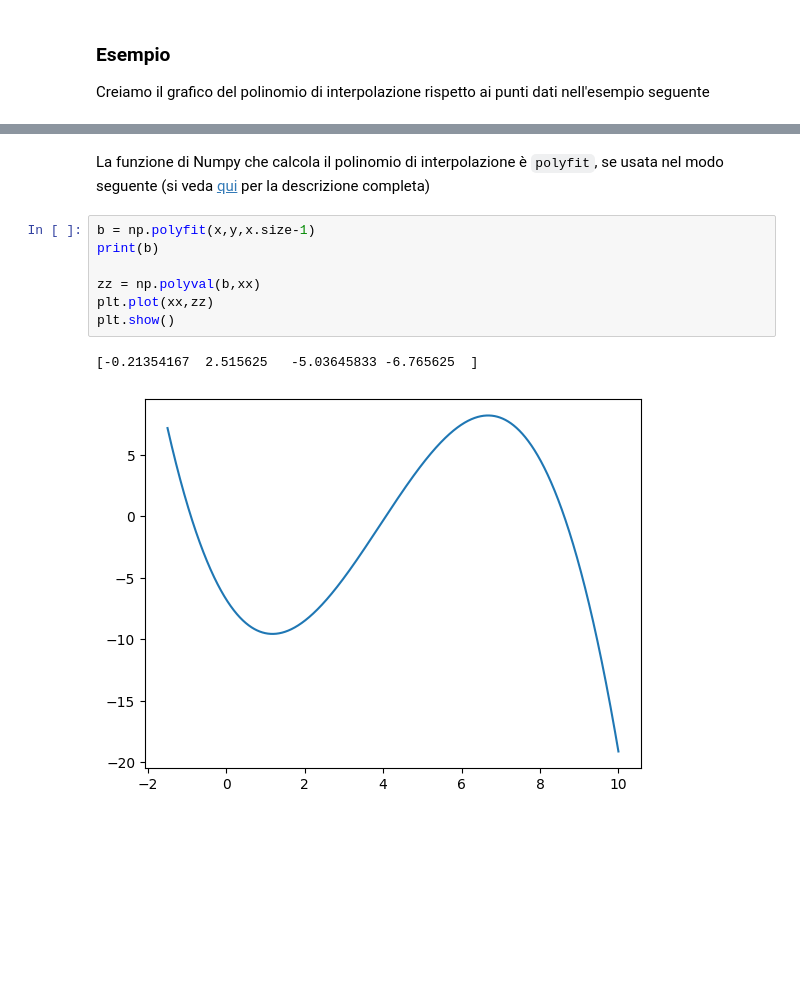
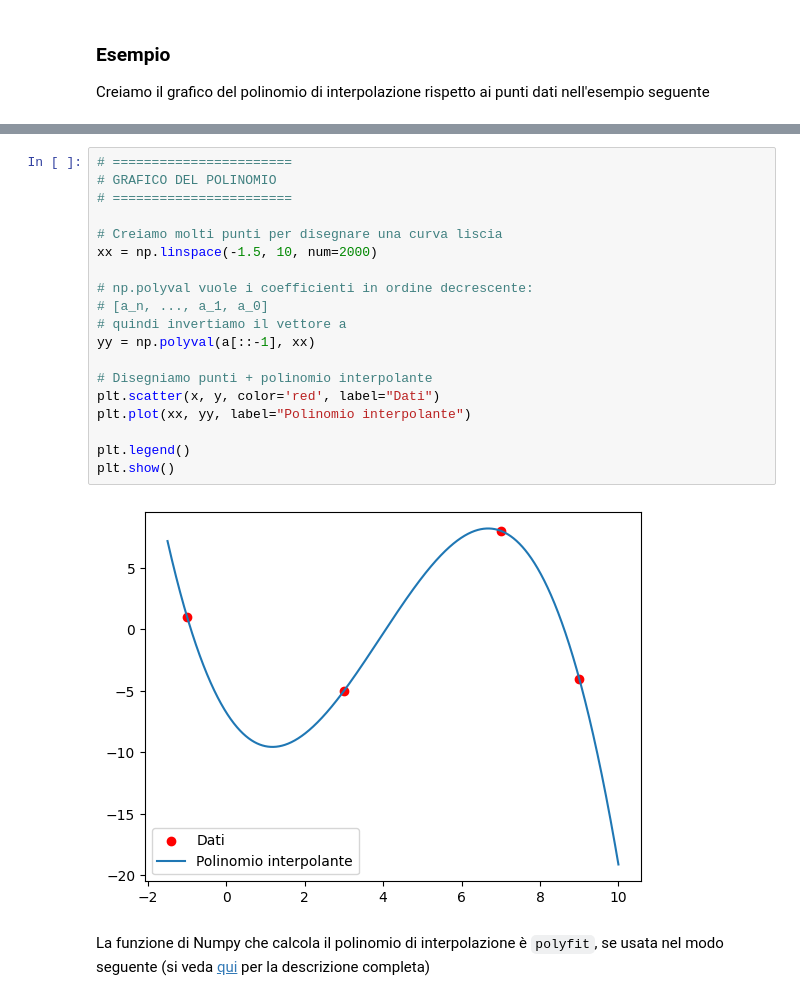
Before and after one commit to Tremors3/uni-calc-num, a Jupyter notebook: materiale/argomenti/04-equazioni-nonlineari/laboratorio/07b-Interpolazione_polinomiale_01_linked.ipynb, the cells around one changed output, grey strips where cells are left out. Cells and saved outputs as stored; diff of their text form; blank space fills up the shorter version.

```diff
--- a/materiale/argomenti/04-equazioni-nonlineari/laboratorio/07b-Interpolazione_polinomiale_01_linked.ipynb
+++ b/materiale/argomenti/04-equazioni-nonlineari/laboratorio/07b-Interpolazione_polinomiale_01_linked.ipynb
@@ -72,12 +107,23 @@ plt.show()
+# %%
+# =======================
+# GRAFICO DEL POLINOMIO
+# =======================
+
+# Creiamo molti punti per disegnare una curva liscia
+xx = np.linspace(-1.5, 10, num=2000)
+
+# np.polyval vuole i coefficienti in ordine decrescente:
+# [a_n, ..., a_1, a_0]
+# quindi invertiamo il vettore a
+yy = np.polyval(a[::-1], xx)
+
+# Disegniamo punti + polinomio interpolante
+plt.scatter(x, y, color='red', label="Dati")
+plt.plot(xx, yy, label="Polinomio interpolante")
+
+plt.legend()
+plt.show()
+# %% [output]
+[figure, added]
 # %% [markdown]
 La funzione di Numpy che calcola il polinomio di interpolazione è `polyfit`, se usata nel modo seguente (si veda [qui](https://numpy.org/doc/stable/reference/generated/numpy.polyfit.html) per la descrizione completa)
-# %%
-b = np.polyfit(x,y,x.size-1)
-print(b)
-
-zz = np.polyval(b,xx)
-plt.plot(xx,zz)
-plt.show()
-# %% [output]
-[-0.21354167  2.515625   -5.03645833 -6.765625  ]
-[figure, removed]
```
Also changed, not shown: parts of 8 cells of this notebook, 2 other files.
